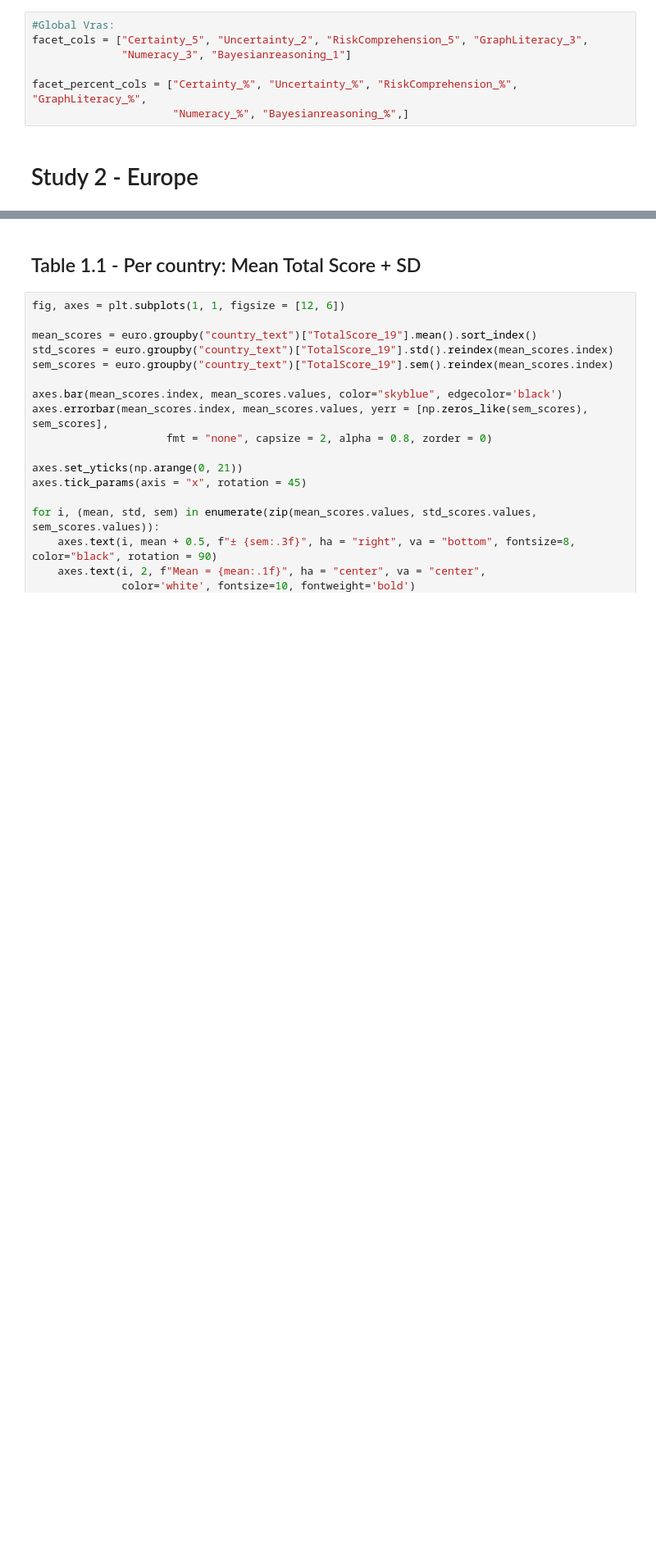
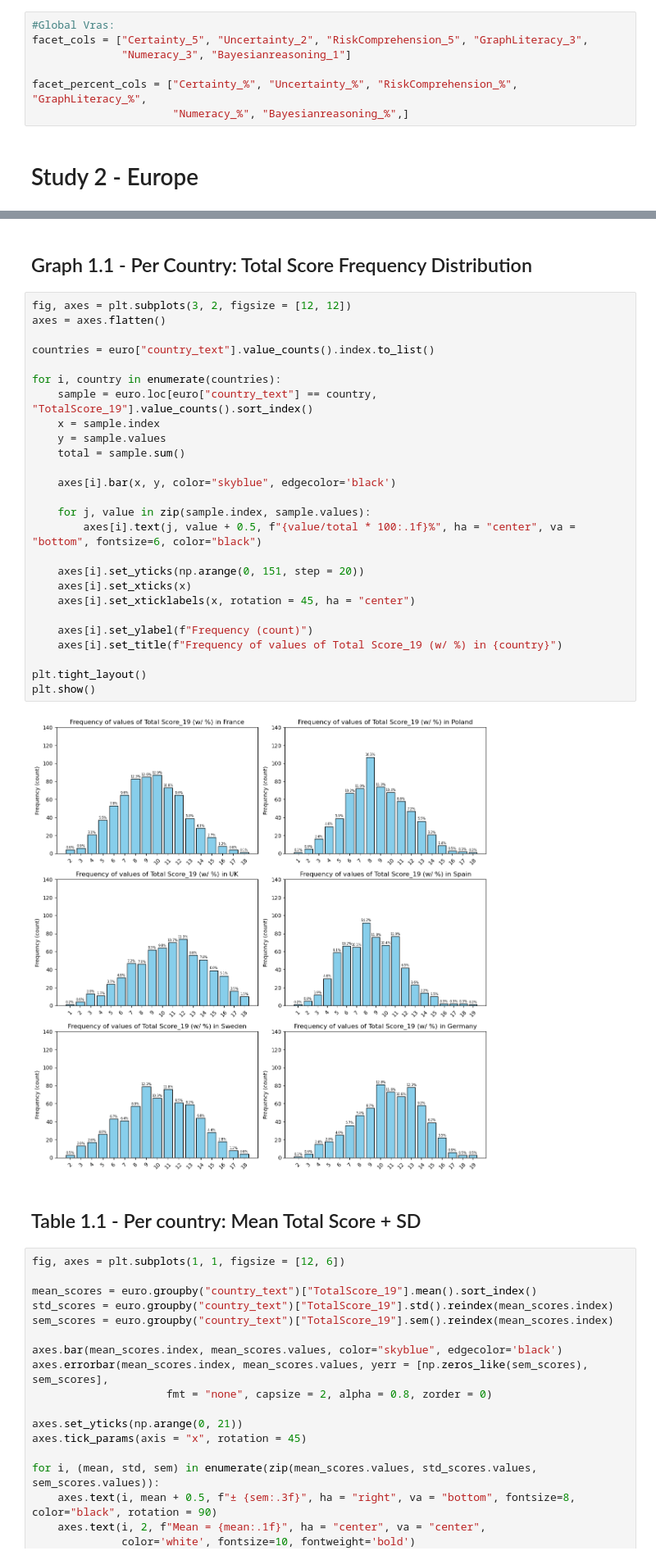
Before and after one commit to Leshleon/risk-literacy, a Jupyter notebook: Data Analysis/New Code/Europe/[060725] Europe.ipynb, the cells around one changed output, grey strips where cells are left out. Shown at 82% size. Saved outputs shown, nothing was run; the diff lists cells and outputs as text; blank space fills up the shorter version.

```diff
--- a/Data Analysis/New Code/Europe/[280525] Europe.ipynb
+++ b/Data Analysis/New Code/Europe/[060725] Europe.ipynb
@@ -355,3 +398,33 @@ facet_percent_cols = ["Certainty_%", "Uncertainty_%", "RiskComprehension_%", "Gr
+# %% [markdown]
+## Graph 1.1 - Per Country: Total Score Frequency Distribution
+# %%
+fig, axes = plt.subplots(3, 2, figsize = [12, 12])
+axes = axes.flatten()
+
+countries = euro["country_text"].value_counts().index.to_list()
+
+for i, country in enumerate(countries):
+    sample = euro.loc[euro["country_text"] == country, "TotalScore_19"].value_counts().sort_index()
+    x = sample.index
+    y = sample.values
+    total = sample.sum()
+
+    axes[i].bar(x, y, color="skyblue", edgecolor='black')
+
+    for j, value in zip(sample.index, sample.values):
+        axes[i].text(j, value + 0.5, f"{value/total * 100:.1f}%", ha = "center", va = "bottom", fontsize=6, color="black")
+
+    axes[i].set_yticks(np.arange(0, 151, step = 20))
+    axes[i].set_xticks(x)
+    axes[i].set_xticklabels(x, rotation = 45, ha = "center")
+
+    axes[i].set_ylabel(f"Frequency (count)")
+    axes[i].set_title(f"Frequency of values of Total Score_19 (w/ %) in {country}")
+
+plt.tight_layout()
+plt.show()
+# %% [output]
+[figure, added]
 # %% [markdown]
 ## Table 1.1 - Per country: Mean Total Score + SD
 # %%
```
Also changed, not shown: parts of 55 cells of this notebook, 2 other files.
